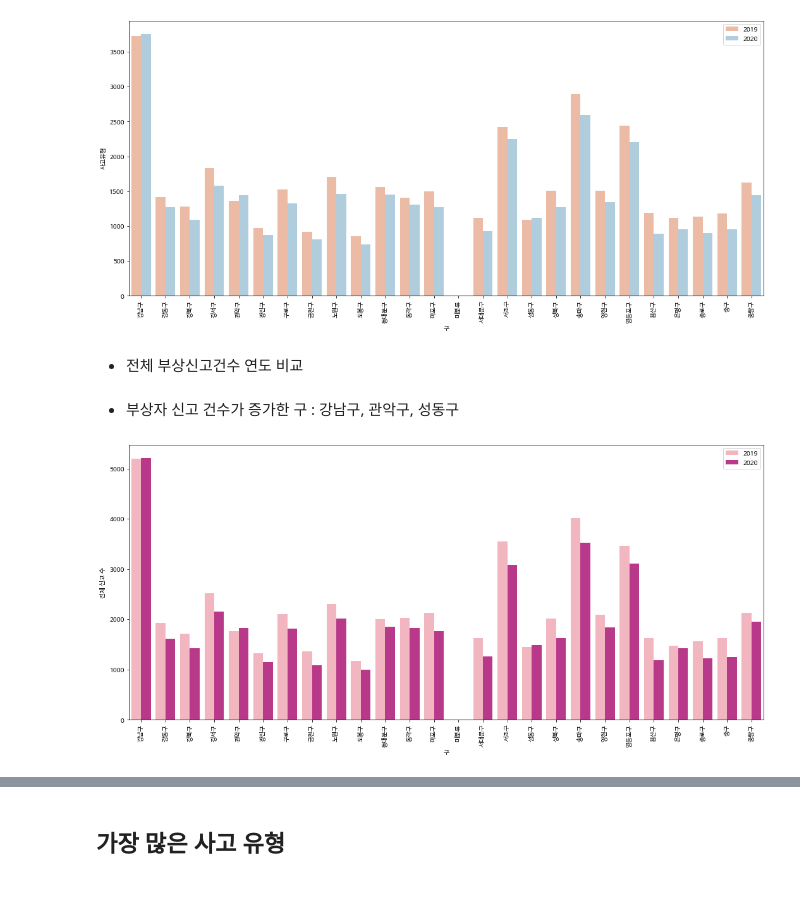
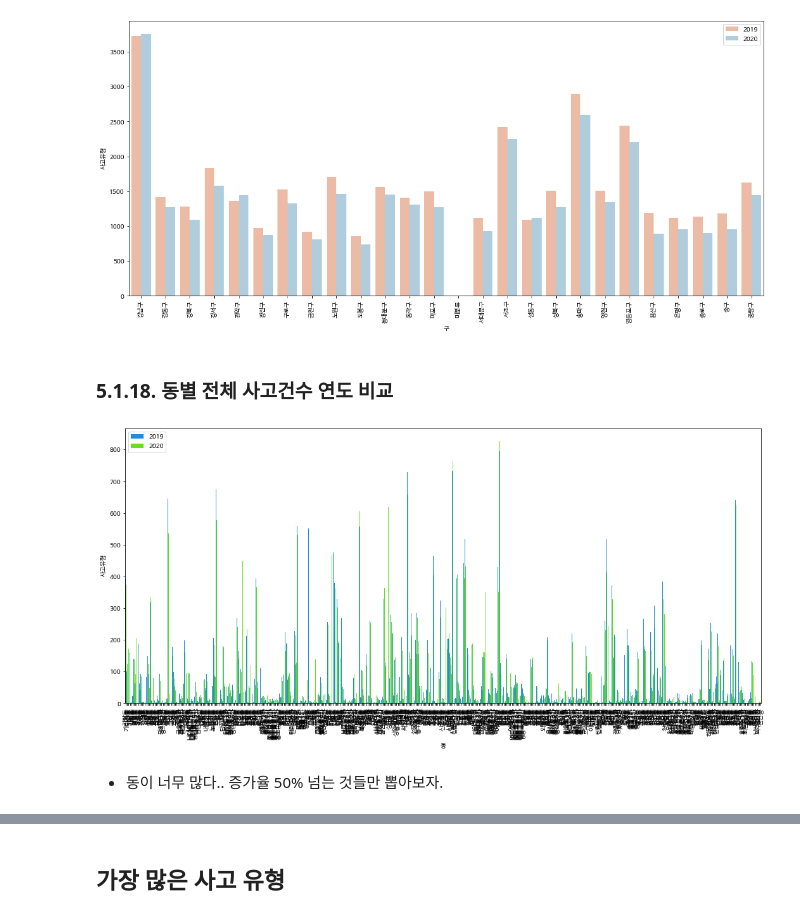
Before and after one commit to johanjun/dacon_molit, a Jupyter notebook: 교통사고_데이터_조팀장.ipynb, the cells around one changed output, grey strips where cells are left out. Saved outputs shown, nothing was run; the diff lists cells and outputs as text; code cells hidden in the pictures; blank space fills up the shorter version.

```diff
--- a/교통사고_데이터_조팀장.ipynb
+++ b/교통사고_데이터_조팀장.ipynb
@@ -288,6 +447,6 @@ plt.show()
 # %% [output]
 [figure]
 # %% [markdown]
-- 전체 부상신고건수 연도 비교
+### 5.1.18. 동별 전체 사고건수 연도 비교
 # %%
-df_acci_year = pd.DataFrame(df_acci.groupby(['연도', '구']).sum())
+df_acci_dong = pd.DataFrame(df_acci.groupby(['연도', '동'])['사고유형'].count())
@@ -298,13 +453,13 @@ df_acci_year['구'] = df_acci_year.index.get_level_values(1)
-# %% [markdown]
-- 부상자 신고 건수가 증가한 구 : 강남구, 관악구, 성동구
 # %%
 plt.figure(figsize=(18,8))
-sns.barplot(data=df_acci_year,
-            x='구',
-            y='전체 신고 수',
-            hue='연도', palette="RdPu")
+sns.barplot(data=df_acci_dong,
+            x='동',
+            y='사고유형',
+            hue='연도', palette="gist_rainbow_r")
 plt.xticks(rotation=90)
 plt.legend(loc='best')
 plt.show()
 # %% [output]
-[figure, old version]
+[figure, new version]
+# %% [markdown]
+- 동이 너무 많다.. 증가율 50% 넘는 것들만 뽑아보자.
```
Also changed, not shown: parts of 78 cells of this notebook.
